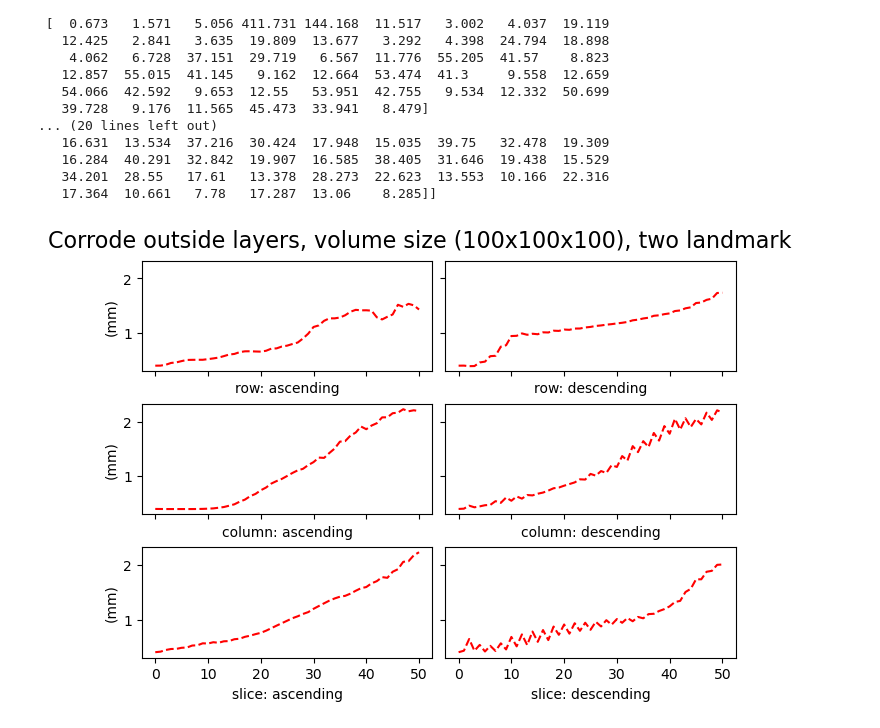
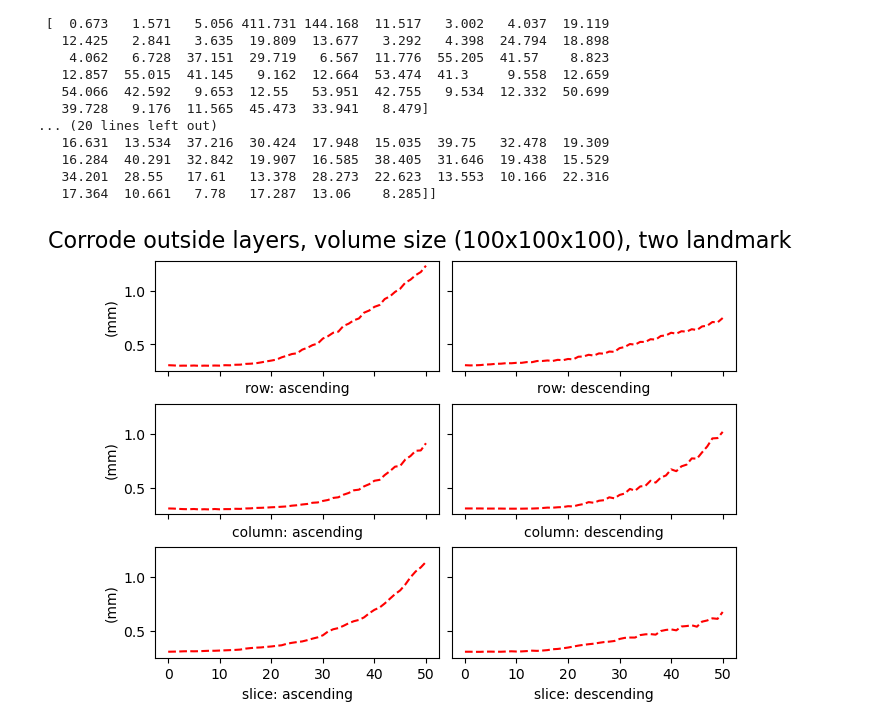
Before and after one commit to acherking/CT-MRI_LandmarkDetection, a Jupyter notebook: notebook/step_2_model.ipynb, the cells around one changed output. Saved outputs shown, nothing was run; the diff lists cells and outputs as text; code cells hidden in the pictures.

```diff
--- a/notebook/step_2_model.ipynb
+++ b/notebook/step_2_model.ipynb
@@ -191,9 +191,9 @@ def show_asym_rcs(errs_d):
 
     pyplot.show()
 # %%
-show_asym_rcs(unet_corrode_asym_rcs_error[:, :, 0])
+show_asym_rcs(straight_model_corrode_asym_rcs_error[:, :, 0])
 # %% [output]
-[figure, old version]
+[figure, new version]
 # %%
 print(err_dis[1, 0:49])
 # %%
```
Also changed, not shown: parts of 12 cells of this notebook, 2 other files.
